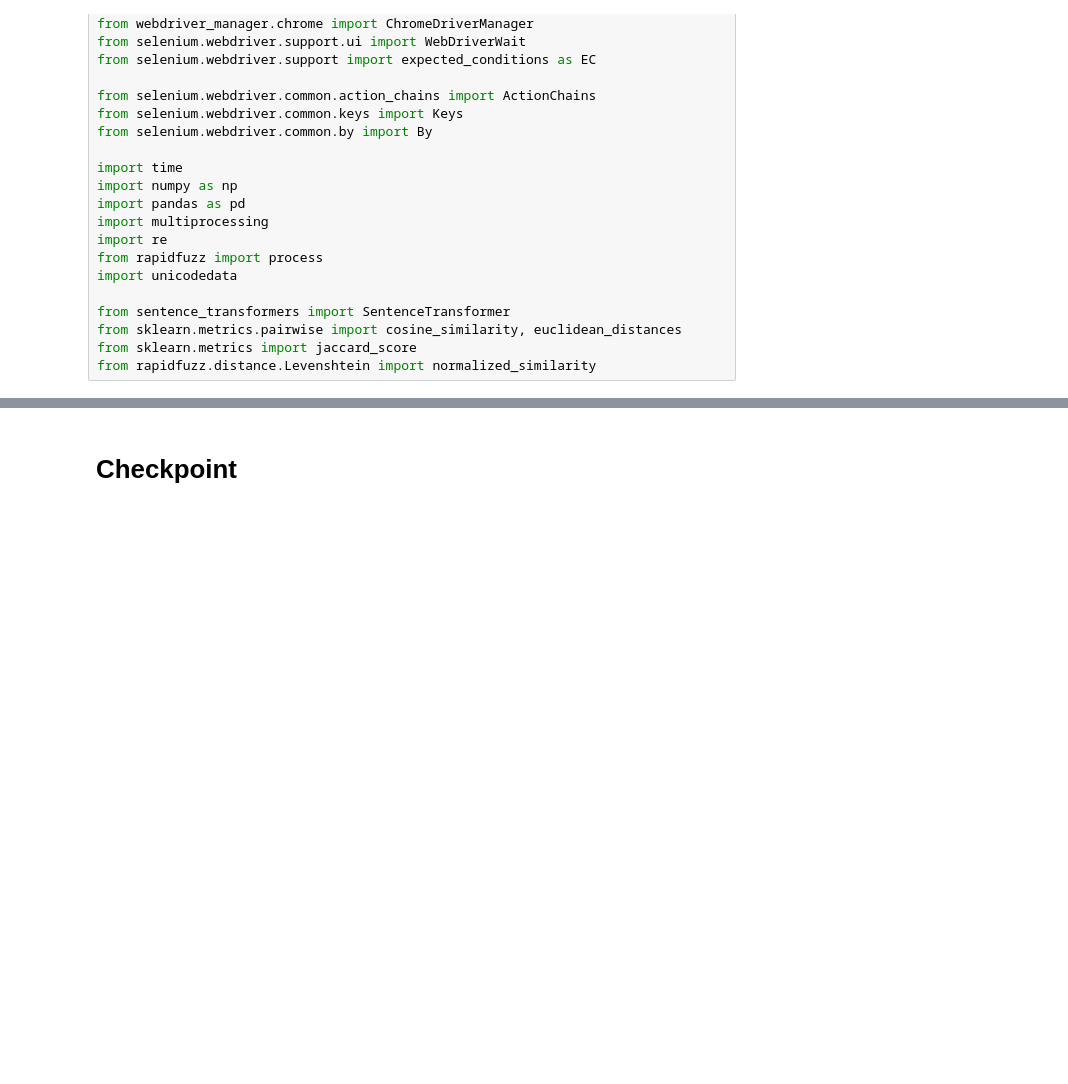
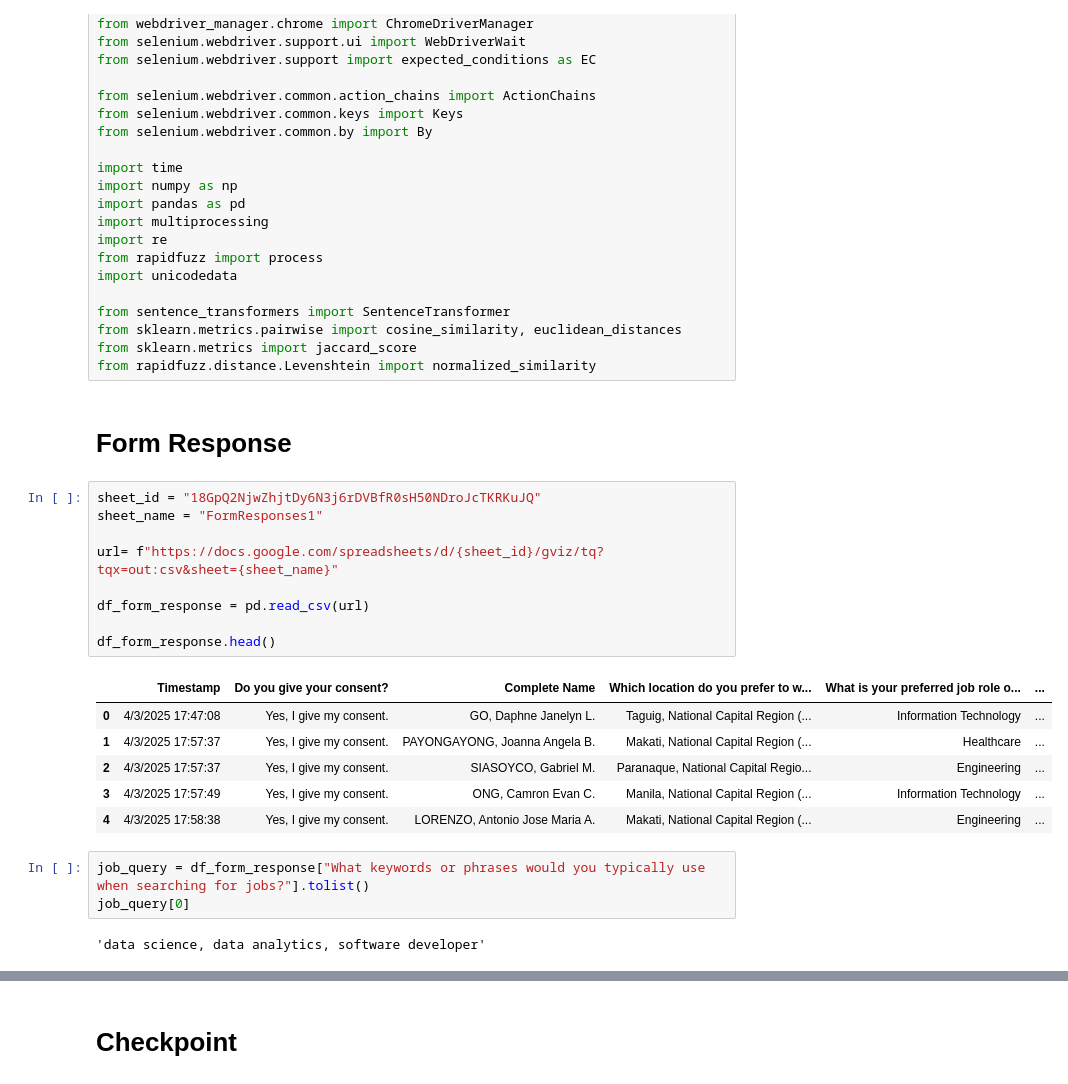
Before and after one commit to KyleCarlo/Job-Recommender-System, a Jupyter notebook: Scraping Notebook.ipynb, the cells around one changed output, grey strips where cells are left out. Drawn from its saved outputs; the diff is of its cells as text; blank space fills up the shorter version.

Commit message:
import and preprocessing of form responses

```diff
--- a/Scraping Notebook.ipynb
+++ b/Scraping Notebook.ipynb
@@ -56,3 +56,26 @@ from sentence_transformers import SentenceTransformer
 from sklearn.metrics.pairwise import cosine_similarity, euclidean_distances
 from sklearn.metrics import jaccard_score
 from rapidfuzz.distance.Levenshtein import normalized_similarity
+# %% [markdown]
+# Form Response
+# %%
+sheet_id = "18GpQ2NjwZhjtDy6N3j6rDVBfR0sH50NDroJcTKRKuJQ"
+sheet_name = "FormResponses1"
+
+url= f"https://docs.google.com/spreadsheets/d/{sheet_id}/gviz/tq?tqx=out:csv&sheet={sheet_name}"
+
+df_form_response = pd.read_csv(url)
+
+df_form_response.head()
+# %% [output]
+|  | Timestamp | Do you give your consent? | Complete Name | Which location do you prefer to w... | What is your preferred job role o... | ... |
+| 0 | 4/3/2025 17:47:08 | Yes, I give my consent. | GO, Daphne Janelyn L. | Taguig, National Capital Region (... | Information Technology | ... |
+| 1 | 4/3/2025 17:57:37 | Yes, I give my consent. | PAYONGAYONG, Joanna Angela B. | Makati, National Capital Region (... | Healthcare | ... |
+| 2 | 4/3/2025 17:57:37 | Yes, I give my consent. | SIASOYCO, Gabriel M. | Paranaque, National Capital Regio... | Engineering | ... |
+| 3 | 4/3/2025 17:57:49 | Yes, I give my consent. | ONG, Camron Evan C. | Manila, National Capital Region (... | Information Technology | ... |
+| 4 | 4/3/2025 17:58:38 | Yes, I give my consent. | LORENZO, Antonio Jose Maria A. | Makati, National Capital Region (... | Engineering | ... |
+# %%
+job_query = df_form_response["What keywords or phrases would you typically use when searching for jobs?"].tolist()
+job_query[0]
+# %% [output]
+'data science, data analytics, software developer'
```
Also changed, not shown: parts of 37 cells of this notebook.
